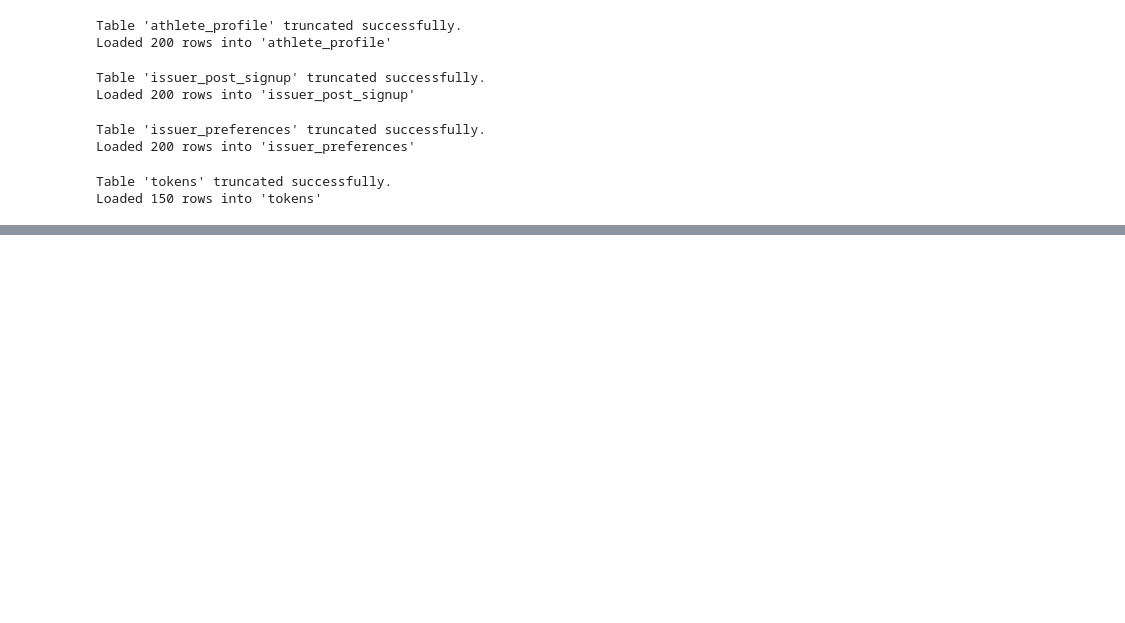
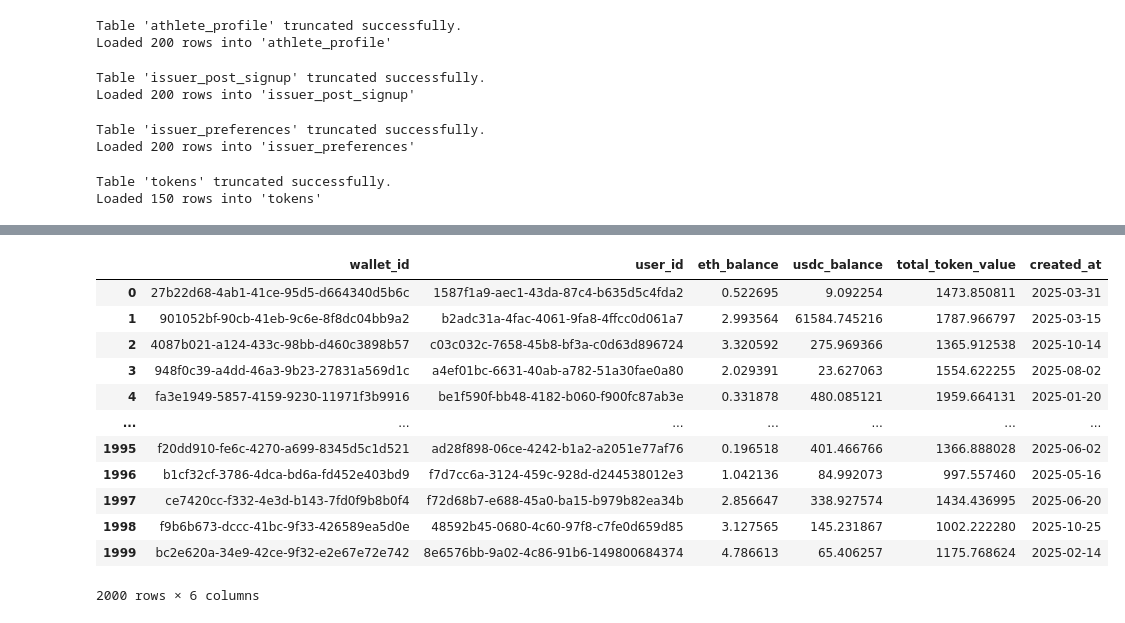
Before and after one commit to alikhanzadi/sql_llm, a Jupyter notebook: data/generate_data_v2.ipynb, the cells around one changed output, grey strips where cells are left out. Drawn from its saved outputs; the diff is of its cells as text; code cells hidden in the pictures; blank space fills up the shorter version.

Commit message:
finished python data generation code.

```diff
--- a/data/generate_data_v2.ipynb
+++ b/data/generate_data_v2.ipynb
@@ -499,22 +475,19 @@ for _, row in eligible_issuers.sample(min(NUM_TOKENS, len(eligible_issuers))).re
         "token_symbol": f"TOKEN_{random.randint(1000,9999)}",
         "initial_supply": random.randint(100000,1000000),
         "current_supply_minted": 0,
-        # "numbers_sold":
-        # "current_price":
-        "bonding_curve_start_price": 1.000000,
-        "bonding_curve_end_price": 24.000000,
+        # "numbers_sold": ##added later
+        # "current_price": ##added later
+        # "total_revenue_USD": ##added later
+        # "bonding_curve_start_price": 1.000000,
+        # "bonding_curve_end_price": 24.000000,
         "mint_timestamp": random_timestamp(),
         "paused_sales": False,
         "secondary_trading_enabled": False,
-        "total_revenue_raised": 0,
         "created_at": random_timestamp(),
         "updated_at": random_timestamp()
     })
 
 tokens_df = pd.DataFrame(tokens)
-
-truncate_table(conn_string, 'tokens', cascade=True)
-copy_data(conn_string, tokens_df,'tokens')
 # %% [output]
 Table 'tokens' truncated successfully.
 Loaded 150 rows into 'tokens'
@@ -600,11 +529,2 @@ transactions_df = pd.DataFrame(transactions)
 
 # NEED TRANSACTION SIMULATION ENGINE
-# %%
-def sum_series_formula(n, x):
-    # Use // for integer division if n and x are integers
-    return (n * x * (n + 1)) // 2
-
-# Example
-n = 10
-x = 0.000023
-print(sum_series_formula(n, x)) # Output: 110
@@ -737,0 +692,20 @@ transactions_df
+# %%
+# ------------------------
+# USER TOKEN WALLET
+# ------------------------
+user_token_wallet_df = (
+    transactions_df
+    .groupby(["buyer_id", "token_id"])
+    .agg({
+        "quantity": "sum",
+        "total_amount_usdc": "sum"
+    })
+    .reset_index()
+    .rename(columns={
+        "buyer_id": "user_id",
+        "total_amount_usdc": "total_value"
+    })
+)
+
+user_token_wallet_df["total_value"] = user_token_wallet_df["total_value"]
+user_token_wallet_df
@@ -737,0 +775,16 @@ transactions_df
+# %%
+wallets_df
+# %% [output]
+|  | wallet_id | user_id | eth_balance | usdc_balance | total_token_value | created_at |
+| 0 | 27b22d68-4ab1-41ce-95d5-d664340d5b6c | 1587f1a9-aec1-43da-87c4-b635d5c4fda2 | 0.522695 | 9.092254 | 1473.850811 | 2025-03-31 |
+| 1 | 901052bf-90cb-41eb-9c6e-8f8dc04bb9a2 | b2adc31a-4fac-4061-9fa8-4ffcc0d061a7 | 2.993564 | 61584.745216 | 1787.966797 | 2025-03-15 |
+| 2 | 4087b021-a124-433c-98bb-d460c3898b57 | c03c032c-7658-45b8-bf3a-c0d63d896724 | 3.320592 | 275.969366 | 1365.912538 | 2025-10-14 |
+| 3 | 948f0c39-a4dd-46a3-9b23-27831a569d1c | a4ef01bc-6631-40ab-a782-51a30fae0a80 | 2.029391 | 23.627063 | 1554.622255 | 2025-08-02 |
+| 4 | fa3e1949-5857-4159-9230-11971f3b9916 | be1f590f-bb48-4182-b060-f900fc87ab3e | 0.331878 | 480.085121 | 1959.664131 | 2025-01-20 |
+| ... | ... | ... | ... | ... | ... | ... |
+| 1995 | f20dd910-fe6c-4270-a699-8345d5c1d521 | ad28f898-06ce-4242-b1a2-a2051e77af76 | 0.196518 | 401.466766 | 1366.888028 | 2025-06-02 |
+| 1996 | b1cf32cf-3786-4dca-bd6a-fd452e403bd9 | f7d7cc6a-3124-459c-928d-d244538012e3 | 1.042136 | 84.992073 | 997.557460 | 2025-05-16 |
+| 1997 | ce7420cc-f332-4e3d-b143-7fd0f9b8b0f4 | f72d68b7-e688-45a0-ba15-b979b82ea34b | 2.856647 | 338.927574 | 1434.436995 | 2025-06-20 |
+| 1998 | f9b6b673-dccc-41bc-9f33-426589ea5d0e | 48592b45-0680-4c60-97f8-c7fe0d659d85 | 3.127565 | 145.231867 | 1002.222280 | 2025-10-25 |
+| 1999 | bc2e620a-34e9-42ce-9f32-e2e67e72e742 | 8e6576bb-9a02-4c86-91b6-149800684374 | 4.786613 | 65.406257 | 1175.768624 | 2025-02-14 |
+2000 rows × 6 columns
```
Also changed, not shown: parts of 15 cells of this notebook.
